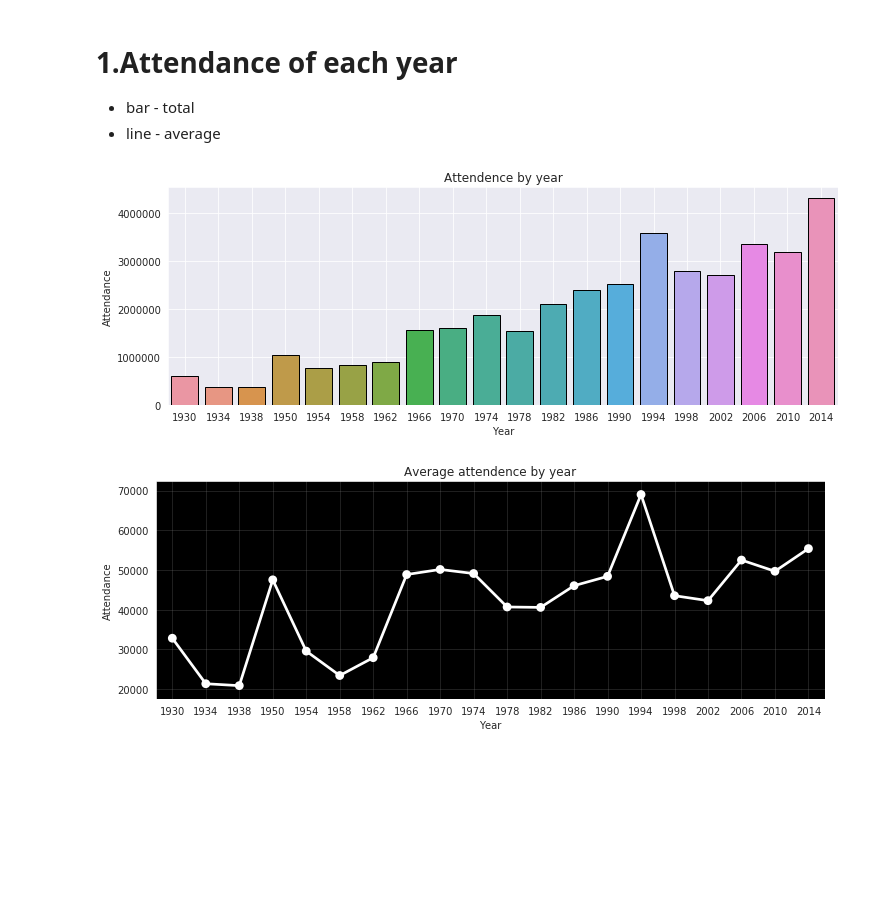
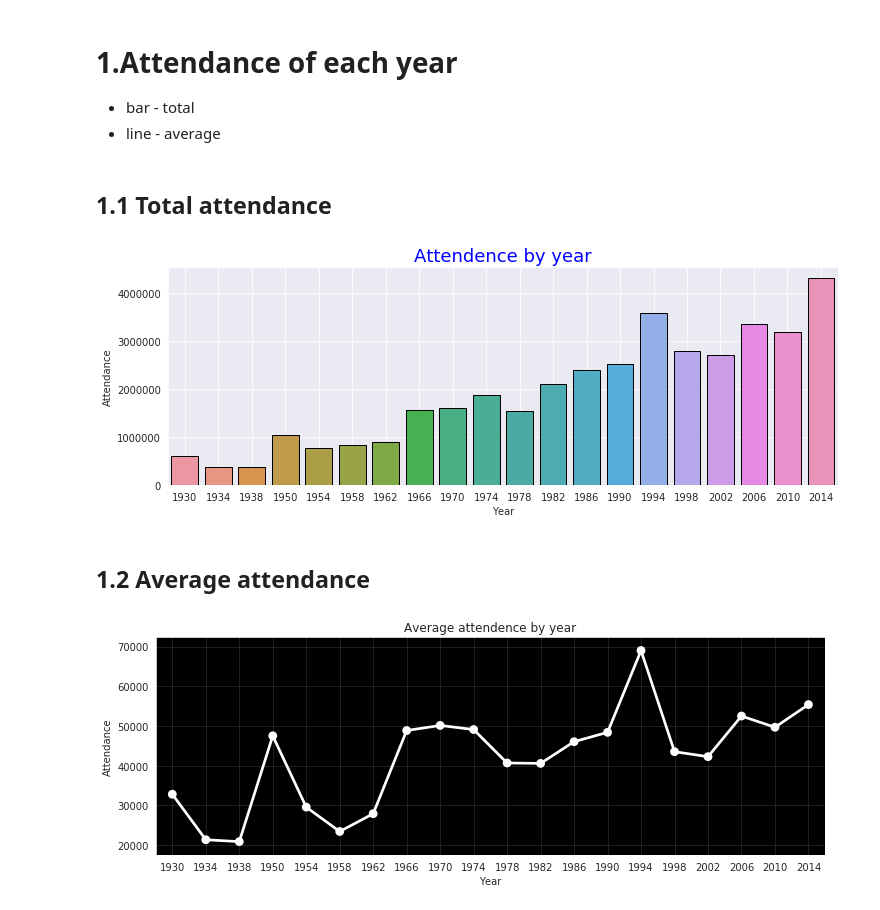
Before and after one commit to davidkorea/DATA_ANALYSIS, a Jupyter notebook: 10_FIFA_World_Cup_Kaggle/FIFA_analysis.ipynb, the cells around one changed output. Drawn from its saved outputs; the diff is of its cells as text; code cells hidden in the pictures; blank space fills up the shorter version.

```diff
--- a/10_FIFA_World_Cup_Kaggle/FIFA_analysis.ipynb
+++ b/10_FIFA_World_Cup_Kaggle/FIFA_analysis.ipynb
@@ -95,16 +95,20 @@ match_df.groupby('Year')['Attendance'].sum().reset_index().head(3)
 
 - bar - total
 - line - average
+# %% [markdown]
+## 1.1 Total attendance
 # %%
 year_attend_df = match_df.groupby('Year')['Attendance'].sum().reset_index()
 
 plt.figure(figsize=(12,4))
 sns.barplot(data=year_attend_df, x='Year', y='Attendance', linewidth=1, edgecolor='K')
 plt.grid(True)
-plt.title('Attendence by year')
+plt.title('Attendence by year', color='b', fontsize=18)
 plt.show()
 # %% [output]
-[figure, old version]
+[figure, new version]
+# %% [markdown]
+## 1.2 Average attendance
 # %%
 year_attend_mean_df = match_df.groupby('Year')['Attendance'].mean().reset_index()
 
```
Also changed, not shown: parts of 23 cells of this notebook.
